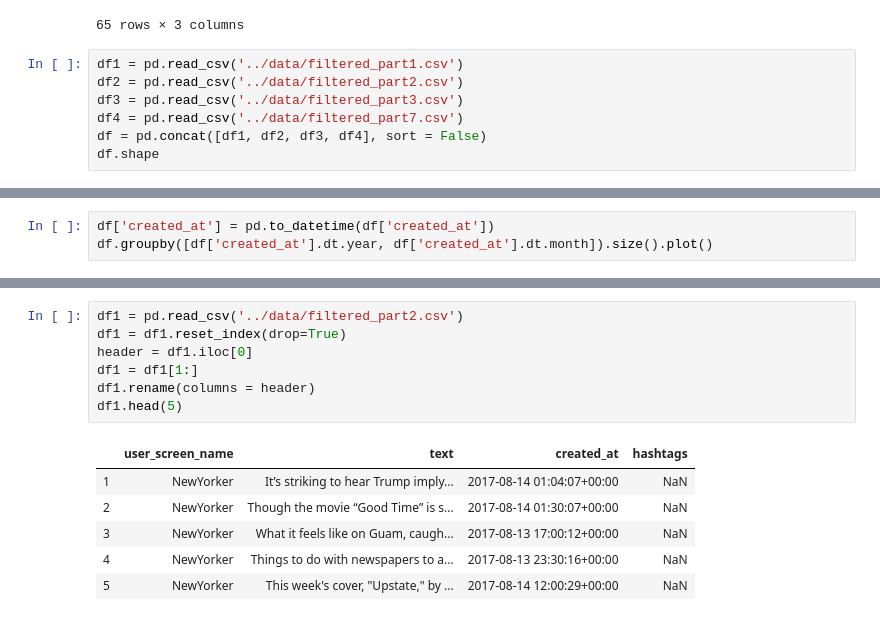
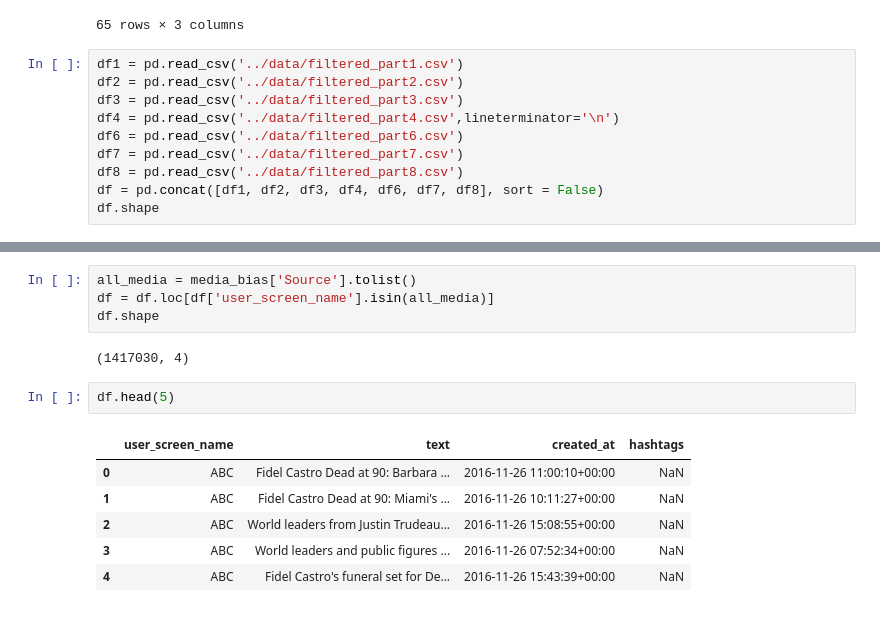
Before and after one commit to zchao3LA/MediaSentiment, a Jupyter notebook: code/MediaFilteredIntegration.ipynb, the cells around one changed output, grey strips where cells are left out. Cells and saved outputs as stored; diff of their text form.

```diff
--- a/code/MediaFilteredIntegration.ipynb
+++ b/code/MediaFilteredIntegration.ipynb
@@ -129,7 +128,10 @@ media_bias.reset_index(drop=True)
 df1 = pd.read_csv('../data/filtered_part1.csv')
 df2 = pd.read_csv('../data/filtered_part2.csv')
 df3 = pd.read_csv('../data/filtered_part3.csv')
-df4 = pd.read_csv('../data/filtered_part7.csv')
-df = pd.concat([df1, df2, df3, df4], sort = False)
+df4 = pd.read_csv('../data/filtered_part4.csv',lineterminator='\n')
+df6 = pd.read_csv('../data/filtered_part6.csv')
+df7 = pd.read_csv('../data/filtered_part7.csv')
+df8 = pd.read_csv('../data/filtered_part8.csv')
+df = pd.concat([df1, df2, df3, df4, df6, df7, df8], sort = False)
 df.shape
 # %% [output]
@@ -158,4 +160 @@ weatherchannel      8364
 dtype: int64
-# %%
-df['created_at'] = pd.to_datetime(df['created_at'])
-df.groupby([df['created_at'].dt.year, df['created_at'].dt.month]).size().plot()
@@ -165,14 +161,15 @@ df.groupby([df['created_at'].dt.year, df['created_at'].dt.month]).size().plot()
-# %%
-df1 = pd.read_csv('../data/filtered_part2.csv')
-df1 = df1.reset_index(drop=True)
-header = df1.iloc[0]
-df1 = df1[1:]
-df1.rename(columns = header)
-df1.head(5)
-# %% [output]
-|  | user_screen_name | text | created_at | hashtags |
-| 1 | NewYorker | It’s striking to hear Trump imply... | 2017-08-14 01:04:07+00:00 | NaN |
-| 2 | NewYorker | Though the movie “Good Time” is s... | 2017-08-14 01:30:07+00:00 | NaN |
-| 3 | NewYorker | What it feels like on Guam, caugh... | 2017-08-13 17:00:12+00:00 | NaN |
-| 4 | NewYorker | Things to do with newspapers to a... | 2017-08-13 23:30:16+00:00 | NaN |
-| 5 | NewYorker | This week's cover, "Upstate," by ... | 2017-08-14 12:00:29+00:00 | NaN |
+# %%
+all_media = media_bias['Source'].tolist()
+df = df.loc[df['user_screen_name'].isin(all_media)]
+df.shape
+# %% [output]
+(1417030, 4)
+# %%
+df.head(5)
+# %% [output]
+|  | user_screen_name | text | created_at | hashtags |
+| 0 | ABC | Fidel Castro Dead at 90: Barbara ... | 2016-11-26 11:00:10+00:00 | NaN |
+| 1 | ABC | Fidel Castro Dead at 90: Miami's ... | 2016-11-26 10:11:27+00:00 | NaN |
+| 2 | ABC | World leaders from Justin Trudeau... | 2016-11-26 15:08:55+00:00 | NaN |
+| 3 | ABC | World leaders and public figures ... | 2016-11-26 07:52:34+00:00 | NaN |
+| 4 | ABC | Fidel Castro's funeral set for De... | 2016-11-26 15:43:39+00:00 | NaN |
```
Also changed, not shown: parts of 21 cells of this notebook, 6 other files.
